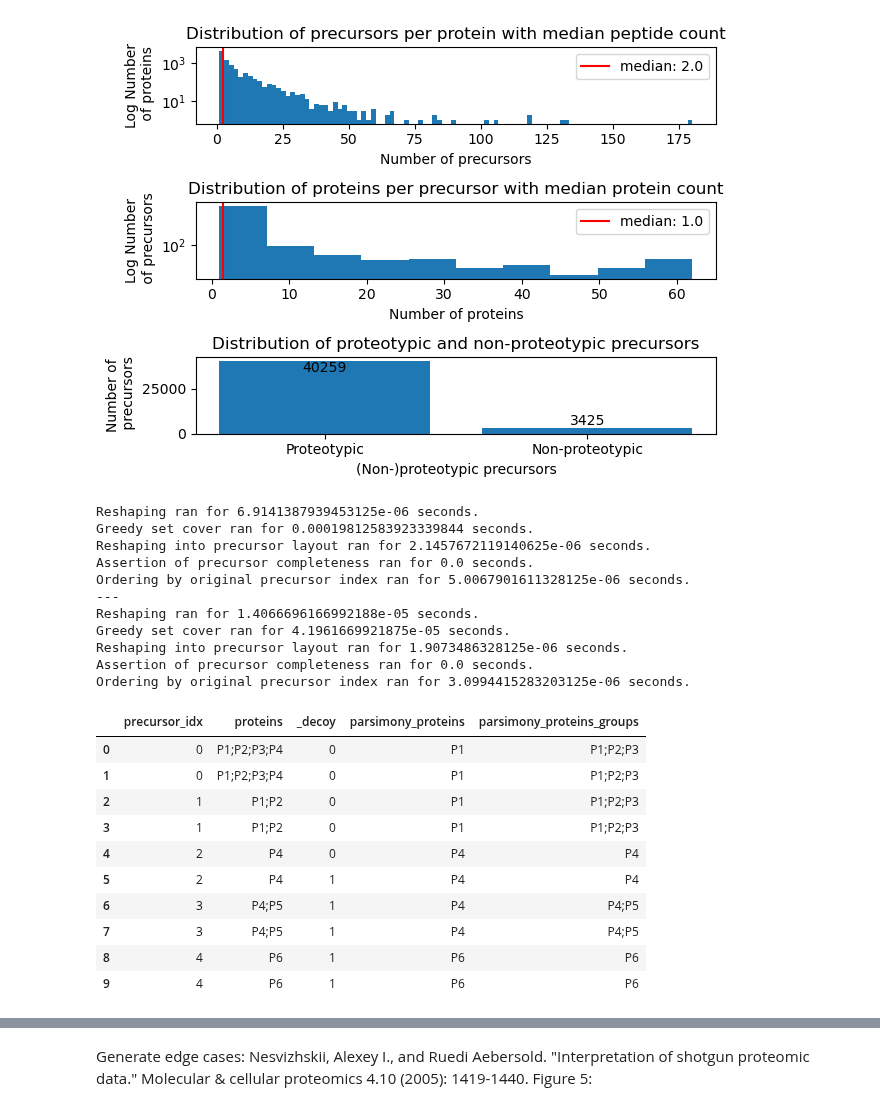
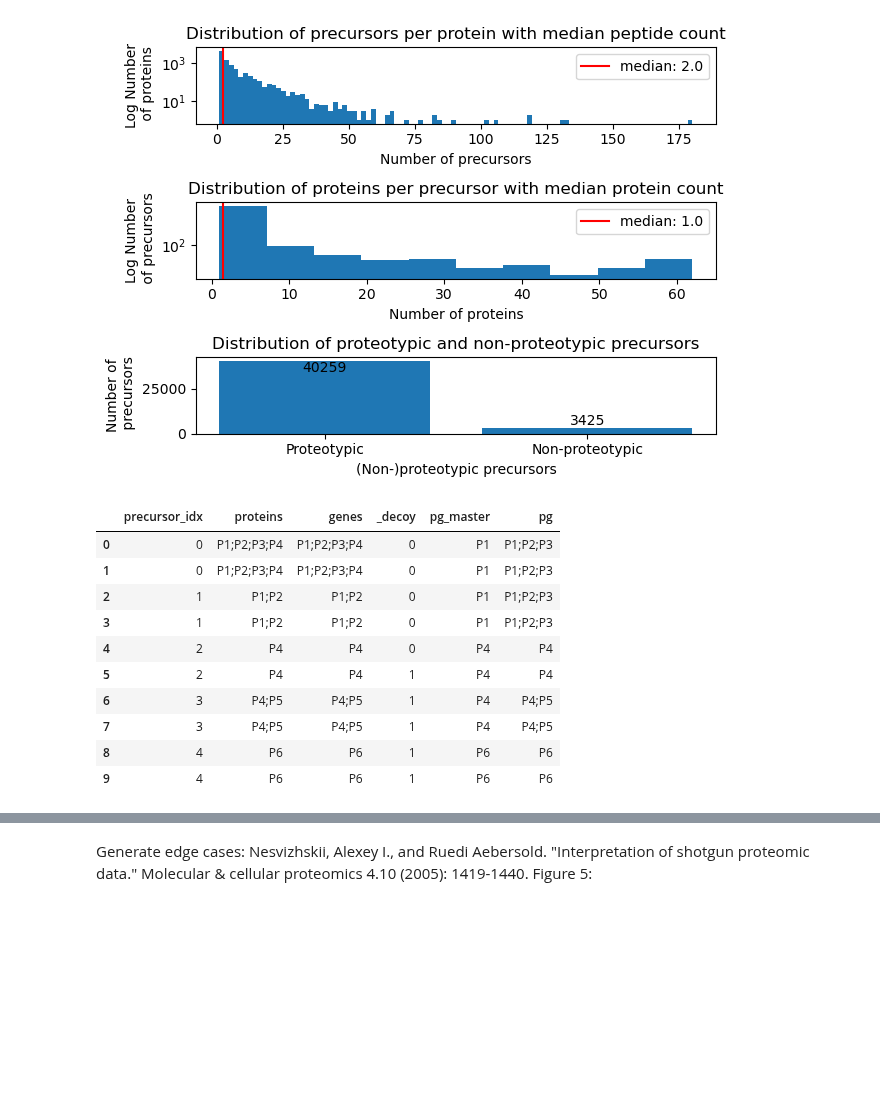
Before and after one commit to MannLabs/alphadia, a Jupyter notebook: nbs/debug/test_protein_grouping.ipynb, the cells around one changed output, grey strips where cells are left out. Saved outputs shown, nothing was run; the diff lists cells and outputs as text; code cells hidden in the pictures; blank space fills up the shorter version.

Commit message:
Revised explanation in notebook, adjusting output column names to pg_master and pg independent of proteins or genes as input. Tests passed locally.

```diff
--- a/nbs/debug/test_protein_grouping.ipynb
+++ b/nbs/debug/test_protein_grouping.ipynb
@@ -169,59 +174,51 @@ def perform_grouping(
     unique_decoys = upsm["_decoy"].unique()
     if len(unique_decoys) == 1:
         upsm["_decoy"] = -1
-        upsm[str("parsimony_" + genes_or_proteins)], upsm[str("parsimony_" + genes_or_proteins + "_groups")] = group_and_parsimony(upsm.precursor_idx.values, upsm[genes_or_proteins].values)
-        upsm = upsm[["precursor_idx", str("parsimony_" + genes_or_proteins), str("parsimony_" + genes_or_proteins + "_groups")]]
+        upsm["pg_master"], upsm["pg"] = group_and_parsimony(upsm.precursor_idx.values, upsm[genes_or_proteins].values)
+        upsm = upsm[["precursor_idx", "pg_master", "pg"]]
     else:
         target_mask = upsm["_decoy"] == 0
         decoy_mask = upsm["_decoy"] == 1
 
         t_df = upsm[target_mask].copy()
         new_columns = group_and_parsimony(t_df.precursor_idx.values, t_df[genes_or_proteins].values)
-        t_df[str("parsimony_" + genes_or_proteins)], t_df[str("parsimony_" + genes_or_proteins + "_groups")] = new_columns
+        t_df["pg_master"], t_df["pg"] = new_columns
         print("---")
         d_df = upsm[decoy_mask].copy()
         new_columns = group_and_parsimony(d_df.precursor_idx.values, d_df[genes_or_proteins].values)
-        d_df[str("parsimony_" + genes_or_proteins)], d_df[str("parsimony_" + genes_or_proteins + "_groups")] = new_columns
+        d_df["pg_master"], d_df["pg"] = new_columns
 
-        upsm = pd.concat([t_df, d_df])[["precursor_idx", str("parsimony_" + genes_or_proteins), str("parsimony_" + genes_or_proteins + "_groups")]]
+        upsm = pd.concat([t_df, d_df])[["precursor_idx", "pg_master", "pg"]]
 
     return psm.merge(upsm, on = "precursor_idx", how = "left")
 # %%
 #test with sample data
 precursor_idx = [0, 0, 1, 1, 2, 2, 3, 3, 4, 4]
 proteins = ['P1;P2;P3;P4', 'P1;P2;P3;P4', 'P1;P2', 'P1;P2', 'P4', 'P4', 'P4;P5', 'P4;P5', 'P6', 'P6']
+genes = ['P1;P2;P3;P4', 'P1;P2;P3;P4', 'P1;P2', 'P1;P2', 'P4', 'P4', 'P4;P5', 'P4;P5', 'P6', 'P6']
 decoy = [0,0,0,0,0,1,1,1,1,1]
 df = pd.DataFrame({
     "precursor_idx": precursor_idx,
     "proteins": proteins,
+    "genes": genes,
     "_decoy": decoy
 })
 
-x = perform_grouping(df)
+#x = perform_grouping(df, genes_or_proteins = "genes")
+x = perform_grouping(df, genes_or_proteins = "genes")
 x
 # %% [output]
-Reshaping ran for 6.9141387939453125e-06 seconds.
-Greedy set cover ran for 0.00019812583923339844 seconds.
-Reshaping into precursor layout ran for 2.1457672119140625e-06 seconds.
-Assertion of precursor completeness ran for 0.0 seconds.
-Ordering by original precursor index ran for 5.0067901611328125e-06 seconds.
----
-Reshaping ran for 1.4066696166992188e-05 seconds.
-Greedy set cover ran for 4.1961669921875e-05 seconds.
-Reshaping into precursor layout ran for 1.9073486328125e-06 seconds.
-Assertion of precursor completeness ran for 0.0 seconds.
-Ordering by original precursor index ran for 3.0994415283203125e-06 seconds.
-|  | precursor_idx | proteins | _decoy | parsimony_proteins | parsimony_proteins_groups |
-| 0 | 0 | P1;P2;P3;P4 | 0 | P1 | P1;P2;P3 |
-| 1 | 0 | P1;P2;P3;P4 | 0 | P1 | P1;P2;P3 |
-| 2 | 1 | P1;P2 | 0 | P1 | P1;P2;P3 |
-| 3 | 1 | P1;P2 | 0 | P1 | P1;P2;P3 |
-| 4 | 2 | P4 | 0 | P4 | P4 |
-| 5 | 2 | P4 | 1 | P4 | P4 |
-| 6 | 3 | P4;P5 | 1 | P4 | P4;P5 |
-| 7 | 3 | P4;P5 | 1 | P4 | P4;P5 |
-| 8 | 4 | P6 | 1 | P6 | P6 |
-| 9 | 4 | P6 | 1 | P6 | P6 |
+|  | precursor_idx | proteins | genes | _decoy | pg_master | pg |
+| 0 | 0 | P1;P2;P3;P4 | P1;P2;P3;P4 | 0 | P1 | P1;P2;P3 |
+| 1 | 0 | P1;P2;P3;P4 | P1;P2;P3;P4 | 0 | P1 | P1;P2;P3 |
+| 2 | 1 | P1;P2 | P1;P2 | 0 | P1 | P1;P2;P3 |
+| 3 | 1 | P1;P2 | P1;P2 | 0 | P1 | P1;P2;P3 |
+| 4 | 2 | P4 | P4 | 0 | P4 | P4 |
+| 5 | 2 | P4 | P4 | 1 | P4 | P4 |
+| 6 | 3 | P4;P5 | P4;P5 | 1 | P4 | P4;P5 |
+| 7 | 3 | P4;P5 | P4;P5 | 1 | P4 | P4;P5 |
+| 8 | 4 | P6 | P6 | 1 | P6 | P6 |
+| 9 | 4 | P6 | P6 | 1 | P6 | P6 |
 # %%
 #test with alphadia data
 import pandas as pd
```
Also changed, not shown: parts of 5 cells of this notebook, 2 other files.
